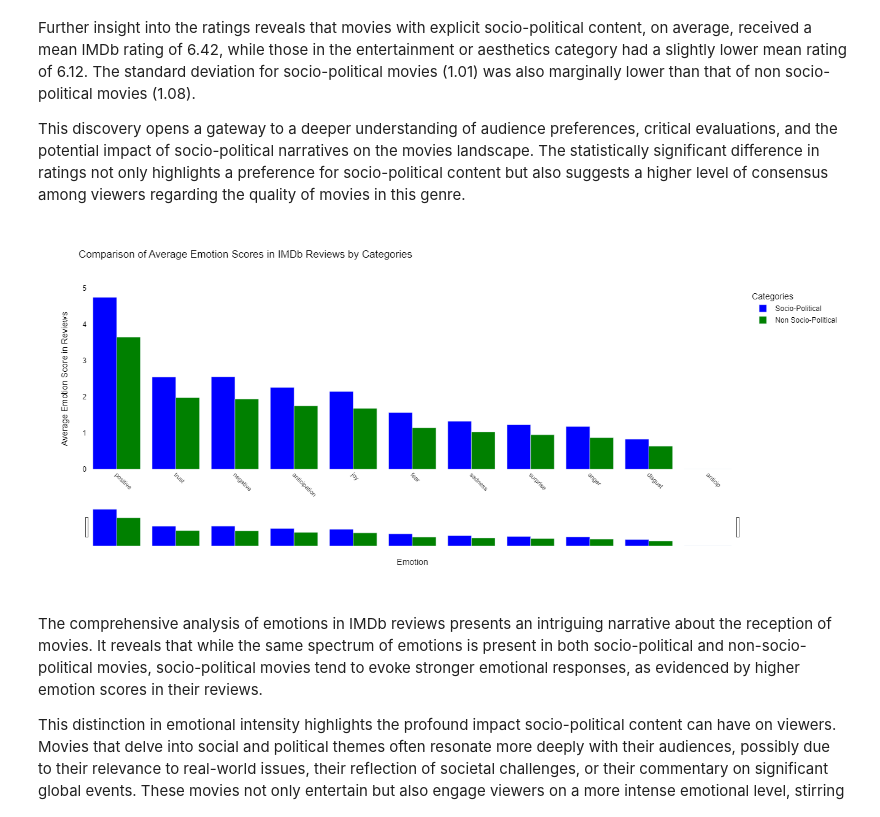
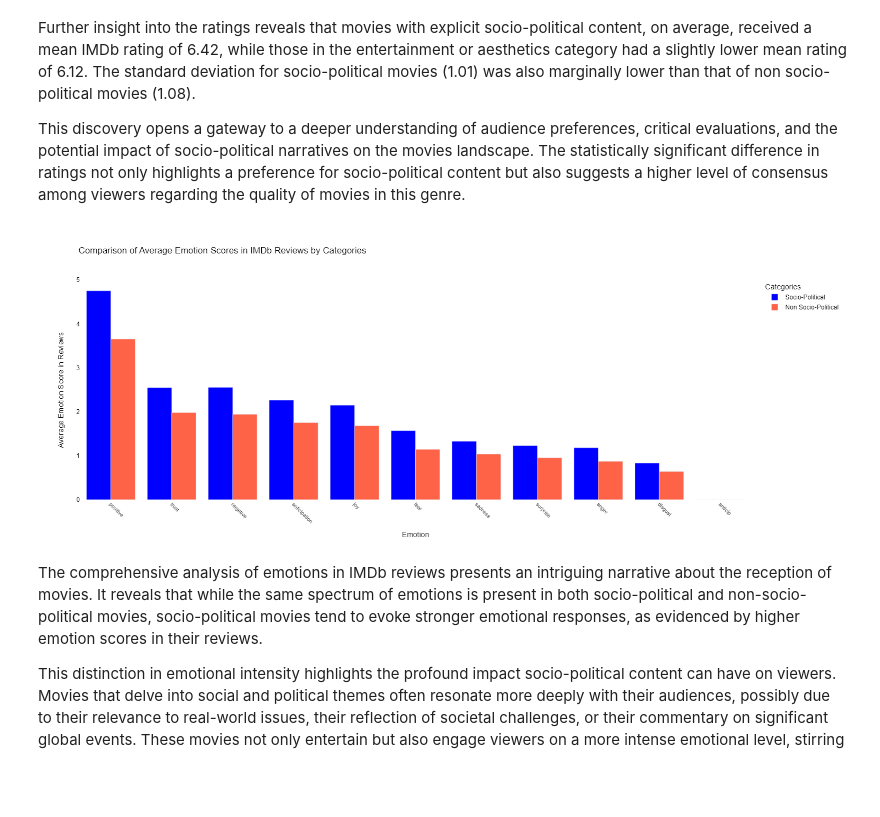
Before and after one commit to epfl-ada/ada-2023-project-padawans, a Jupyter notebook: Q5.ipynb, the cells around one changed output. Saved outputs shown, nothing was run; the diff lists cells and outputs as text; code cells hidden in the pictures; blank space fills up the shorter version.

```diff
--- a/Q5.ipynb
+++ b/Q5.ipynb
@@ -81,7 +81,7 @@ category_means = df.groupby('Category')['averageRating'].mean().reset_index()
 bar_trace = go.Bar(
     x=category_means['Category'],
     y=category_means['averageRating'],
-    marker=dict(color=['blue', 'green']),
+    marker=dict(color=['blue', 'tomato']),
 )
 
 bar_layout = go.Layout(
@@ -208,38 +208,38 @@ fig_emotions.add_trace(go.Bar(
     name='Non Socio-Political',
     x=sorted_emotions,
     y=non_socio_political_data,
-    marker_color='green'
+    marker_color='tomato'
 ))
 
 # Update the layout for a cleaner look
 fig_emotions.update_layout(
     title='Comparison of Average Emotion Scores in IMDb Reviews by Categories',
     xaxis=dict(
         title='Emotion',
         automargin=True,
         tickangle=45,
         tickmode='linear',
         tickfont=dict(size=10),
-        rangeslider=dict(visible=True)
     ),
     yaxis=dict(title='Average Emotion Score in Reviews', automargin=True),
     barmode='group',
     legend_title='Categories',
-    plot_bgcolor='white',
+    plot_bgcolor='rgba(0,0,0,0)',  # Transparent plot background
+    paper_bgcolor='rgba(0,0,0,0)',  # Transparent paper background,
     font=dict(family="Arial, sans-serif", size=12, color="black"),
     legend=dict(y=1, yanchor='top'),
     autosize=False,
     width=1000,
     height=600
 )
 
 fig_emotions_json = fig_emotions.to_json()
 with open('bar_emotions_figure.json', 'w') as json_file:
     json_file.write(fig_emotions_json)
 
 fig_emotions.show()
 # %% [output]
-[figure, old version]
+[figure, new version]
 # %% [markdown]
 The comprehensive analysis of emotions in IMDb reviews presents an intriguing narrative about the reception of movies. It reveals that while the same spectrum of emotions is present in both socio-political and non-socio-political movies, socio-political movies tend to evoke stronger emotional responses, as evidenced by higher emotion scores in their reviews.
 
```
Also changed, not shown: parts of 1 cell of this notebook, 1 other file.
